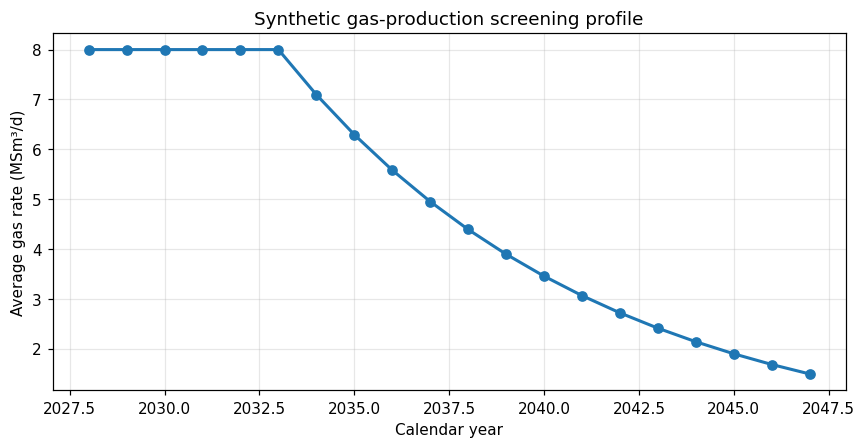
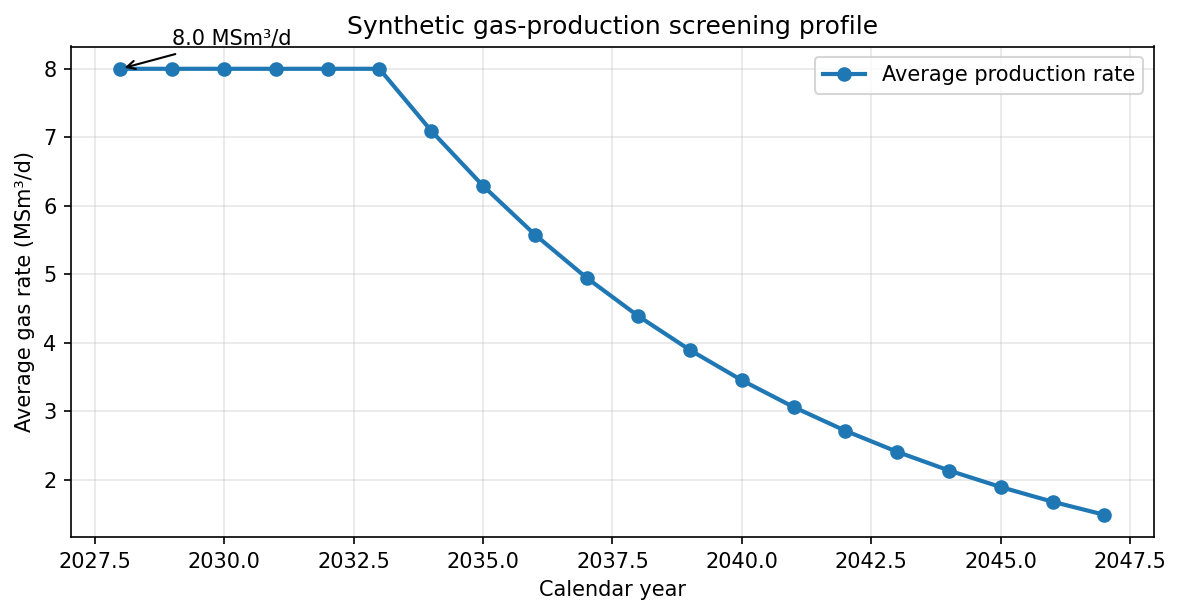
The notebook cell's code change between the first figure and the second:
--- before
+++ after
@@ -4,6 +4,18 @@
 ]
 
-fig, ax = plt.subplots(figsize=(8, 4.2))
-ax.plot(years, daily_rates, marker="o", linewidth=2)
+fig, ax = plt.subplots(figsize=(8, 4.2), dpi=150)
+ax.plot(
+    years,
+    daily_rates,
+    marker="o",
+    linewidth=2,
+    label="Average production rate",
+)
+ax.annotate(
+    f"{daily_rates[0]:.1f} MSm³/d",
+    xy=(years[0], daily_rates[0]),
+    xytext=(years[0] + 1, daily_rates[0] + 0.35),
+    arrowprops={"arrowstyle": "->"},
+)
 ax.set(
     title="Synthetic gas-production screening profile",
@@ -11,4 +23,5 @@
     ylabel="Average gas rate (MSm³/d)",
 )
+ax.legend()
 ax.grid(alpha=0.3)
 fig.tight_layout()

Commit: docs: re-execute field tutorial with complete figures